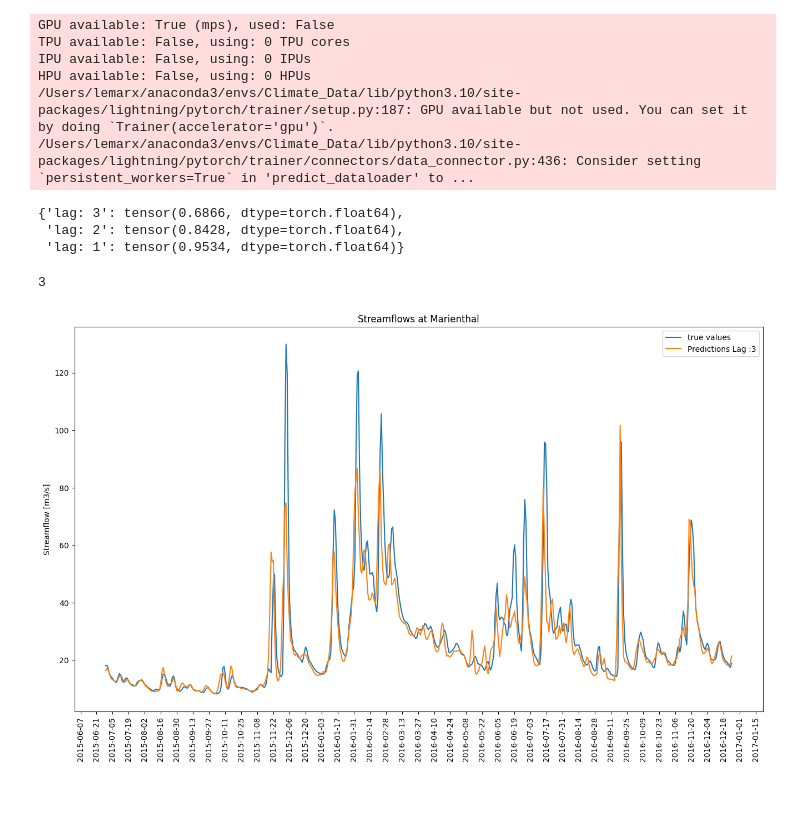
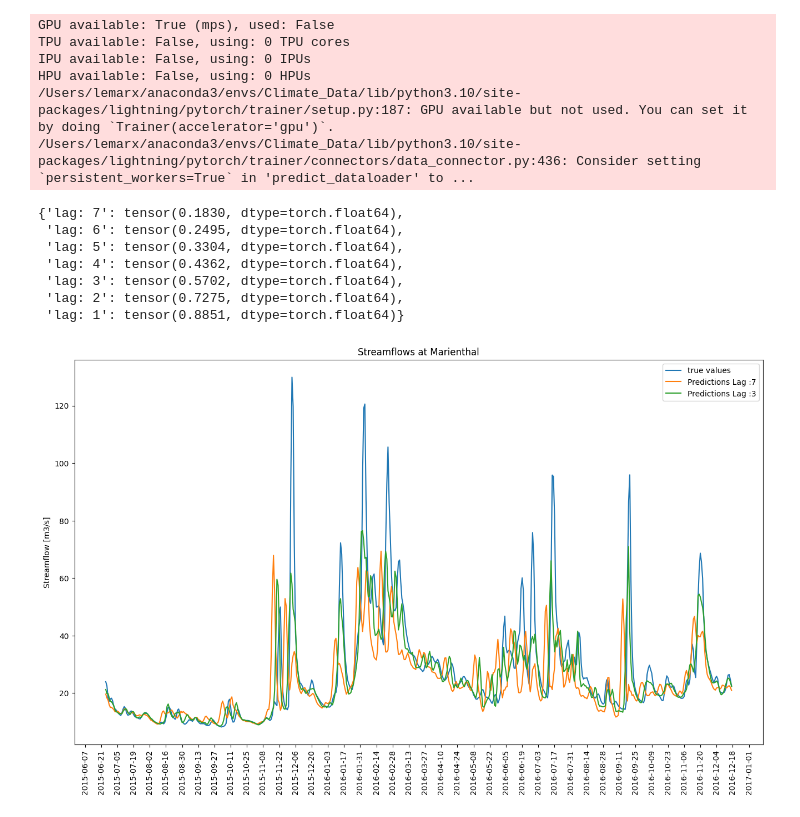
Before and after one commit to henrifnk/Seminar_ClimateNStatistics, a Jupyter notebook: work/07-hydroLSTM/notebooks/LSTM_Streamflow.ipynb, the cells around one changed output. Saved outputs shown, nothing was run; the diff lists cells and outputs as text; code cells hidden in the pictures.

```diff
--- a/work/07-hydroLSTM/notebooks/LSTM_Streamflow.ipynb
+++ b/work/07-hydroLSTM/notebooks/LSTM_Streamflow.ipynb
@@ -96,7 +96,7 @@ list(data.columns[19:24])
 # %% [output]
 ['mean_t2m', 'mean_tp', 'mean_ssr', 'mean_d2m', 'mean_sp']
 # %%
-max_pred_len = 3
+max_pred_len = 7
 enc_len = 364
 # training_cutoff = int(data["date"].max()*0.7) - max_pred_len
 val_cutoff = int(data["date"].max()*0.15) - max_pred_len
@@ -113,7 +113,7 @@ training = TimeSeriesDataSet(
     min_prediction_length=max_pred_len,
     max_prediction_length=max_pred_len,
     time_varying_unknown_reals=['15207507'],
-    time_varying_known_reals=['mean_t2m','mean_tp','mean_ssr','mean_d2m','mean_sp']#data.columns[20:-1].values.tolist(),
+    time_varying_known_reals=['mean_t2m','mean_tp']#data.columns[20:-1].values.tolist(),
 )
 
 validation = TimeSeriesDataSet.from_dataset(training,data.iloc[: val_cutoff],min_prediction_idx=0,stop_randomization=True)
@@ -283,7 +287,7 @@ class LSTMModel(AutoRegressiveBaseModelWithCovariates):
 
 
 model = LSTMModel.from_dataset(training,
-                               input_size = 6,
+                               input_size = 3,
                                learning_rate = 0.001,
                                n_layers=1,
                                hidden_size = 128,
@@ -307,7 +311,7 @@ model = LSTMModel.from_dataset(training,
 # %%
 trainer = pl.Trainer(
     accelerator="auto",
-    max_epochs=250,
+    max_epochs=100,
     log_every_n_steps=17,
     # callbacks=[early_stopping_callback],
     # clipping gradients is a hyperparameter and important to prevent divergance
@@ -376,8 +381,12 @@ for i in range(predictions.output.size(1)):
 
 results
 # %% [output]
-{'lag: 3': tensor(0.6866, dtype=torch.float64),
- 'lag: 2': tensor(0.8428, dtype=torch.float64),
- 'lag: 1': tensor(0.9534, dtype=torch.float64)}
+{'lag: 7': tensor(0.1830, dtype=torch.float64),
+ 'lag: 6': tensor(0.2495, dtype=torch.float64),
+ 'lag: 5': tensor(0.3304, dtype=torch.float64),
+ 'lag: 4': tensor(0.4362, dtype=torch.float64),
+ 'lag: 3': tensor(0.5702, dtype=torch.float64),
+ 'lag: 2': tensor(0.7275, dtype=torch.float64),
+ 'lag: 1': tensor(0.8851, dtype=torch.float64)}
 # %%
 #save results
@@ -385,37 +394,33 @@ pd.DataFrame(results,index=[0]).to_csv(os.path.join('..','results',f"lead_time_{
-# %%
-max_pred_len
-# %% [output]
-3
 # %%
 import matplotlib.dates as mdates
 
 
 # stream_plot = stream.set_index('Datum')
 stream_plot = stream.copy()
 predictions_np = predictions.output[:,max_pred_len-1].numpy()#[:,max_pred_len-1]
 # true_values_np = predictions.y[0].view(-1, 1).squeeze().numpy()
 
 # Plotting
 
 plt.figure(figsize=(16, 9))
 
 
 plt.plot(stream_plot.index[val_cutoff:test_cutoff- max_pred_len+1],stream_plot['15207507'].iloc[val_cutoff :test_cutoff - max_pred_len + 1].values,  label = 'true values')
 
-for i in range(0,predictions.output.size(1)-2,1):
+for i in range(0,predictions.output.size(1),4):
     predictions_np = predictions.output[:,max_pred_len-i-1].numpy()
     if i == 0:
         plt.plot(stream_plot.index[val_cutoff:test_cutoff- max_pred_len+1],predictions_np, label=f"Predictions Lag :{max_pred_len}")
         continue
     plt.plot(stream_plot.index[val_cutoff:test_cutoff- max_pred_len+1],predictions_np, label=f"Predictions Lag :{max_pred_len-i}")
 
 
 plt.ylabel('Streamflow [m3/s]')
 plt.title('Streamflows at Marienthal')
 
 plt.gca().xaxis.set_major_locator(mdates.DayLocator(interval=14))
 plt.legend()
 plt.xticks(rotation=90)
 plt.show()
 # %% [output]
-[figure, old version]
+[figure, new version]
```
Also changed, not shown: parts of 6 cells of this notebook, 11 other files.
